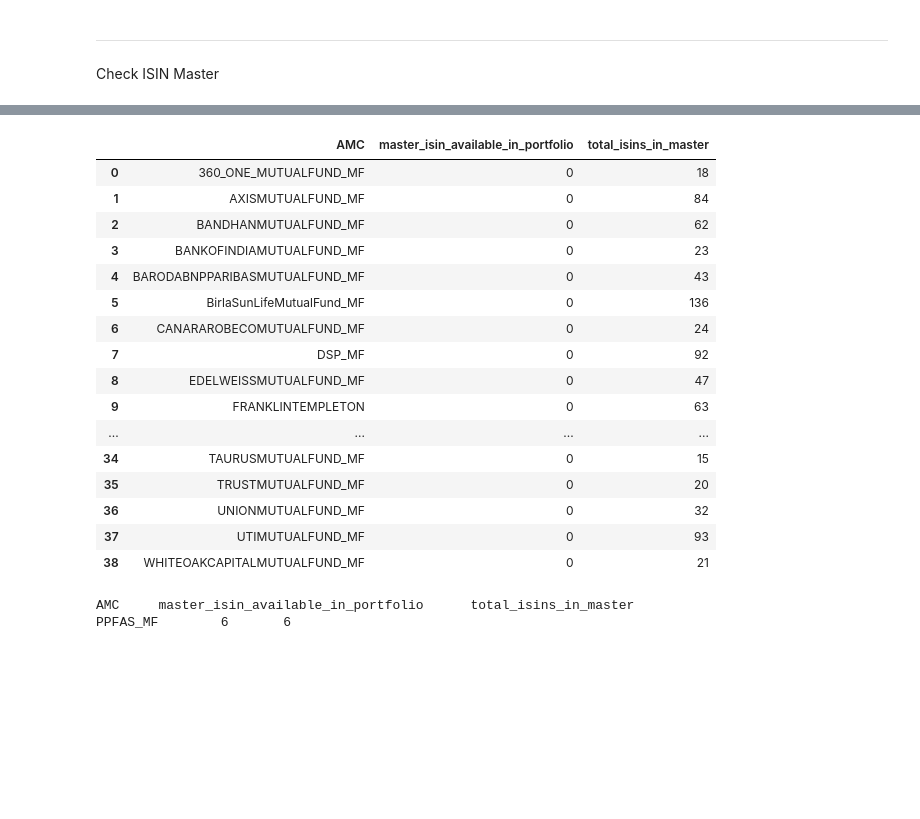
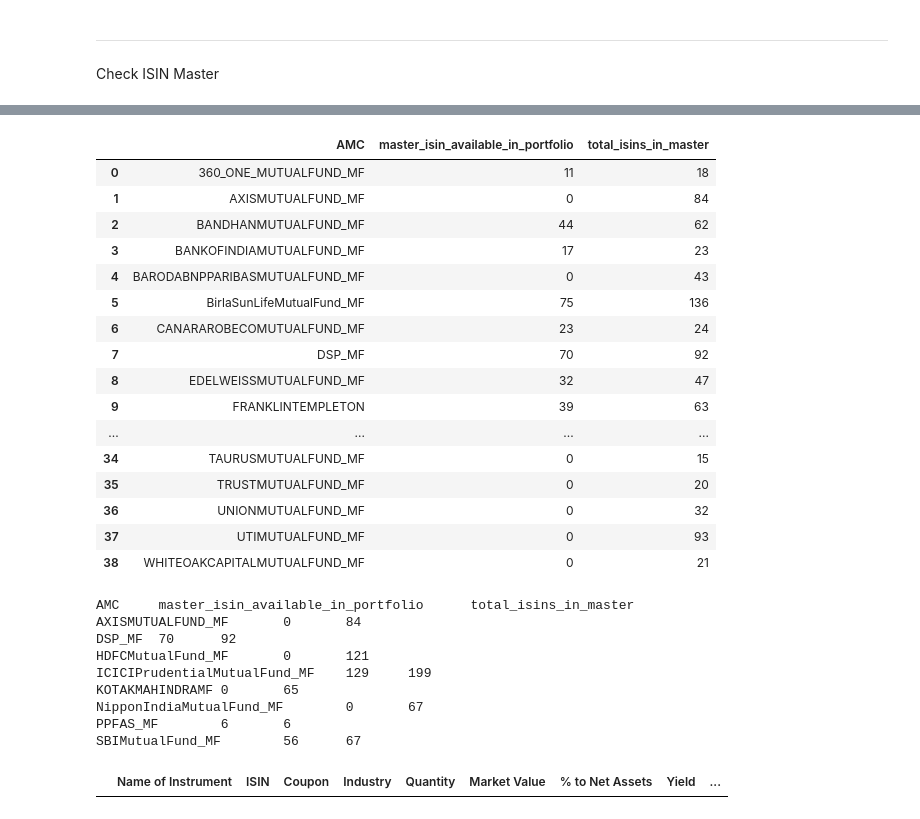
Before and after one commit to vaibhaVishwakarma/AssetManagmentCompanyParser, a Jupyter notebook: testscheme.ipynb, the cells around one changed output, grey strips where cells are left out. Saved outputs shown, nothing was run; the diff lists cells and outputs as text; code cells hidden in the pictures; blank space fills up the shorter version.

```diff
--- a/testscheme.ipynb
+++ b/testscheme.ipynb
@@ -125,7 +125,7 @@ clean("60:50 hello (max)  game")
 Check ISIN Master
 # %%
 import pandas as pd
-prt_data = pd.read_csv(r"Portfolio_extracted_091125-1636.csv")
+prt_data = pd.read_csv(r"Portfolio_extracted_121125-1919.csv")
 isin_master = pd.read_excel(r"ISIN_master (2).xlsx",sheet_name="Combined ISIN List_Sel_Funds")
 # %%
 prt_data
@@ -146,4 +146,4 @@ prt_data
 # %%
-available_isins = ",".join(prt_data["isin_group"].astype(str).unique())
+available_isins = ",".join(prt_data["isin_group"].astype(str).unique()).split(",")
 available_isins
 # %% [output]
@@ -151,23 +167,26 @@ available_isins
 # %%
+from enum import unique
+
+
 availability_stats = (
         isin_master.groupby("AMC").agg(
-        master_isin_available_in_portfolio=("ISIN", lambda s: sum(s.apply(lambda x: str(x) in available_isins))),
+        master_isin_available_in_portfolio=("ISIN", lambda s: len(set(s.unique()).intersection(available_isins))),
         total_isins_in_master=("ISIN", lambda s: s.nunique())
     ).reset_index()
 )
 availability_stats
 # %% [output]
 |  | AMC | master_isin_available_in_portfolio | total_isins_in_master |
-| 0 | 360_ONE_MUTUALFUND_MF | 0 | 18 |
+| 0 | 360_ONE_MUTUALFUND_MF | 11 | 18 |
 | 1 | AXISMUTUALFUND_MF | 0 | 84 |
-| 2 | BANDHANMUTUALFUND_MF | 0 | 62 |
-| 3 | BANKOFINDIAMUTUALFUND_MF | 0 | 23 |
+| 2 | BANDHANMUTUALFUND_MF | 44 | 62 |
+| 3 | BANKOFINDIAMUTUALFUND_MF | 17 | 23 |
 | 4 | BARODABNPPARIBASMUTUALFUND_MF | 0 | 43 |
-| 5 | BirlaSunLifeMutualFund_MF | 0 | 136 |
-| 6 | CANARAROBECOMUTUALFUND_MF | 0 | 24 |
-| 7 | DSP_MF | 0 | 92 |
-| 8 | EDELWEISSMUTUALFUND_MF | 0 | 47 |
-| 9 | FRANKLINTEMPLETON | 0 | 63 |
+| 5 | BirlaSunLifeMutualFund_MF | 75 | 136 |
+| 6 | CANARAROBECOMUTUALFUND_MF | 23 | 24 |
+| 7 | DSP_MF | 70 | 92 |
+| 8 | EDELWEISSMUTUALFUND_MF | 32 | 47 |
+| 9 | FRANKLINTEMPLETON | 39 | 63 |
 | ... | ... | ... | ... |
 | 34 | TAURUSMUTUALFUND_MF | 0 | 15 |
 | 35 | TRUSTMUTUALFUND_MF | 0 | 20 |
@@ -183,4 +202,11 @@ for idx, row in availability_stats.iterrows():
         print("\t".join(row))
 # %% [output]
 AMC     master_isin_available_in_portfolio      total_isins_in_master
+AXISMUTUALFUND_MF       0       84
+DSP_MF  70      92
+HDFCMutualFund_MF       0       121
+ICICIPrudentialMutualFund_MF    129     199
+KOTAKMAHINDRAMF 0       65
+NipponIndiaMutualFund_MF        0       67
 PPFAS_MF        6       6
+SBIMutualFund_MF        56      67
@@ -186,0 +220,4 @@ PPFAS_MF        6       6
+# %%
+prt_data.iloc[neg_idxs]
+# %% [output]
+|  | Name of Instrument | ISIN | Coupon | Industry | Quantity | Market Value | % to Net Assets | Yield | ... |
```
Also changed, not shown: parts of 10 cells of this notebook, 5 other files.
